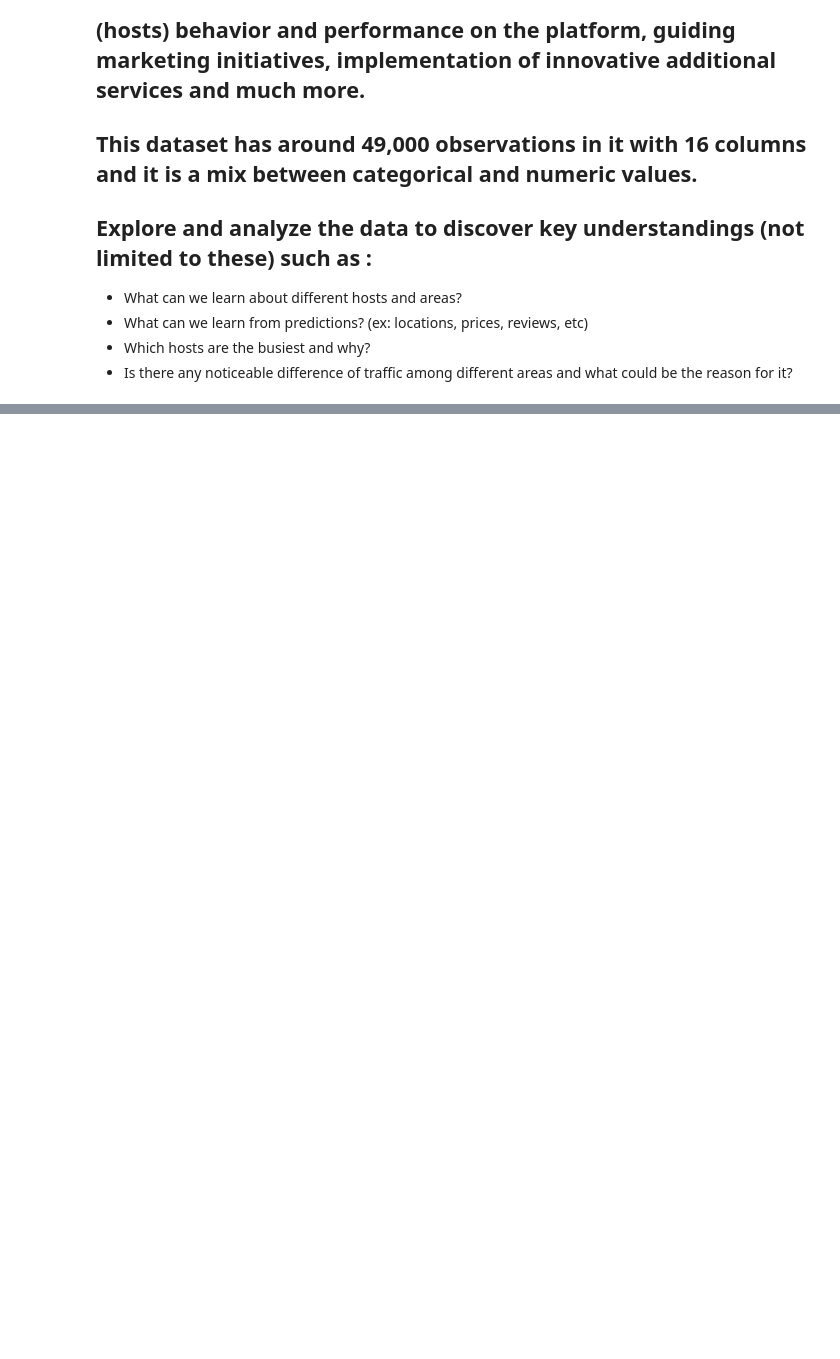
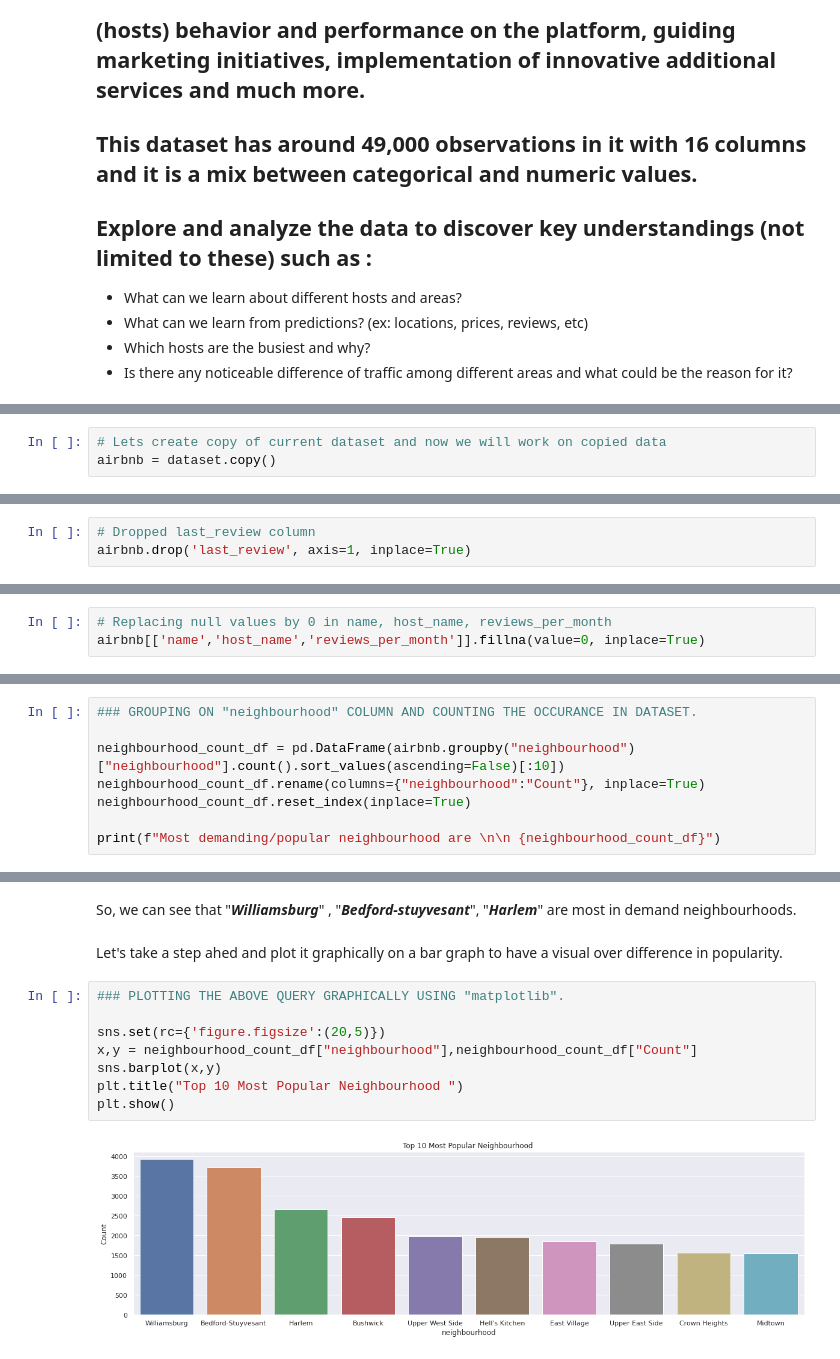
Before and after one commit to khannana/airbnb_EDA_project_1, a Jupyter notebook: Copy_of_Airbnb_Bookings_Analysis_Capstone_Project.ipynb, the cells around one changed output, grey strips where cells are left out. Saved outputs shown, nothing was run; the diff lists cells and outputs as text; blank space fills up the shorter version.

```diff
--- a/Copy_of_Airbnb_Bookings_Analysis_Capstone_Project.ipynb
+++ b/Copy_of_Airbnb_Bookings_Analysis_Capstone_Project.ipynb
@@ -457,0 +77,3 @@ airbnb_df = airbnb_df[airbnb_df["availability_365"] != 0]
+# %%
+# Lets create copy of current dataset and now we will work on copied data
+airbnb = dataset.copy()
@@ -457,0 +105,3 @@ airbnb_df = airbnb_df[airbnb_df["availability_365"] != 0]
+# %%
+# Dropped last_review column
+airbnb.drop('last_review', axis=1, inplace=True)
@@ -457,0 +110,3 @@ airbnb_df = airbnb_df[airbnb_df["availability_365"] != 0]
+# %%
+# Replacing null values by 0 in name, host_name, reviews_per_month
+airbnb[['name','host_name','reviews_per_month']].fillna(value=0, inplace=True)
@@ -457,0 +170,8 @@ airbnb_df = airbnb_df[airbnb_df["availability_365"] != 0]
+# %%
+### GROUPING ON "neighbourhood" COLUMN AND COUNTING THE OCCURANCE IN DATASET.
+
+neighbourhood_count_df = pd.DataFrame(airbnb.groupby("neighbourhood")["neighbourhood"].count().sort_values(ascending=False)[:10])
+neighbourhood_count_df.rename(columns={"neighbourhood":"Count"}, inplace=True)
+neighbourhood_count_df.reset_index(inplace=True)
+
+print(f"Most demanding/popular neighbourhood are \n\n {neighbourhood_count_df}")
@@ -457,0 +192,14 @@ airbnb_df = airbnb_df[airbnb_df["availability_365"] != 0]
+# %% [markdown]
+So, we can see that "***Williamsburg***" , "***Bedford-stuyvesant***", "***Harlem***" are most in demand neighbourhoods.
+# %% [markdown]
+Let's take a step ahed and plot it graphically on a bar graph to have a visual over difference in popularity.
+# %%
+### PLOTTING THE ABOVE QUERY GRAPHICALLY USING "matplotlib".
+
+sns.set(rc={'figure.figsize':(20,5)})
+x,y = neighbourhood_count_df["neighbourhood"],neighbourhood_count_df["Count"]
+sns.barplot(x,y)
+plt.title("Top 10 Most Popular Neighbourhood ")
+plt.show()
+# %% [output]
+[figure, added]
```
Also changed, not shown: parts of 141 cells of this notebook.
